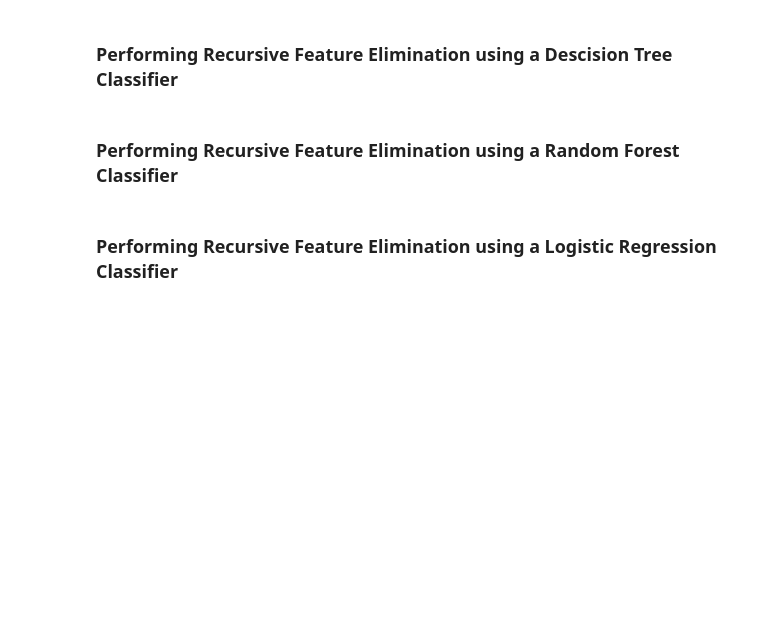
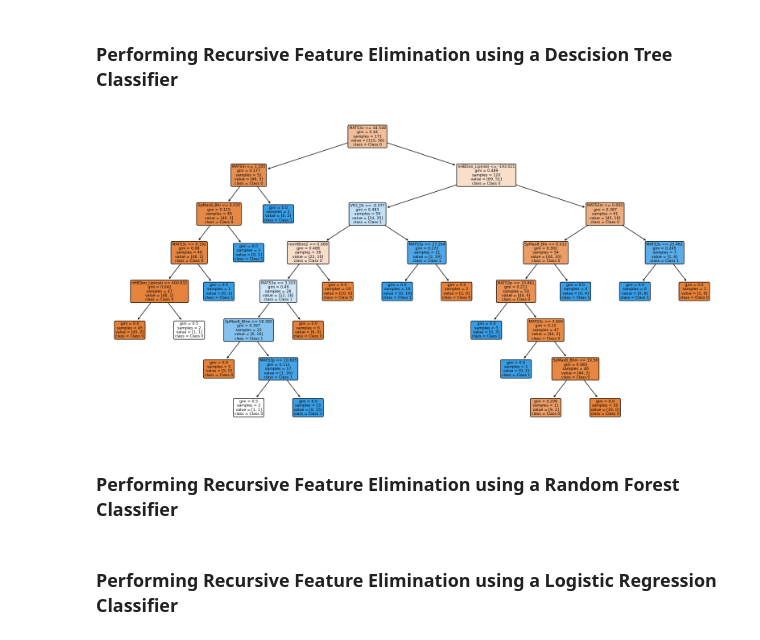
Before and after one commit to MaxVanHout/MSB1015, a Jupyter notebook: feature_selection.ipynb, the cells around one changed output. Cells and saved outputs as stored; diff of their text form; code cells hidden in the pictures; blank space fills up the shorter version.

Commit message:
Adding code to plot decision tree

```diff
--- a/feature_selection.ipynb
+++ b/feature_selection.ipynb
@@ -72,7 +72,21 @@ param_grid = {
     'min_samples_split': list(range(2, 5)),
     'max_features': list(range(10, 20))
 }
-results_dtc = recursive_feature_elimination(X, y, dtc, skf, param_grid)
+results_dtc, best_model = recursive_feature_elimination(X, y, dtc, skf, param_grid)
+# %%
+from sklearn.tree import plot_tree
+import matplotlib.pyplot as plt
+
+# Check if the best model is a decision tree
+if isinstance(best_model, DecisionTreeClassifier):
+    # Plot the decision tree
+    plt.figure(figsize=(20,10))
+    plot_tree(best_model, filled=True, feature_names=X.columns, class_names=['Class 0', 'Class 1'], rounded=True)
+    plt.show()
+else:
+    print("The best model is not a DecisionTreeClassifier, it's:", type(best_model))
+# %% [output]
+[figure, added]
 # %% [markdown]
 ### Performing Recursive Feature Elimination using a Random Forest Classifier
 # %%
```
Also changed, not shown: parts of 2 cells of this notebook, 4 other files.
